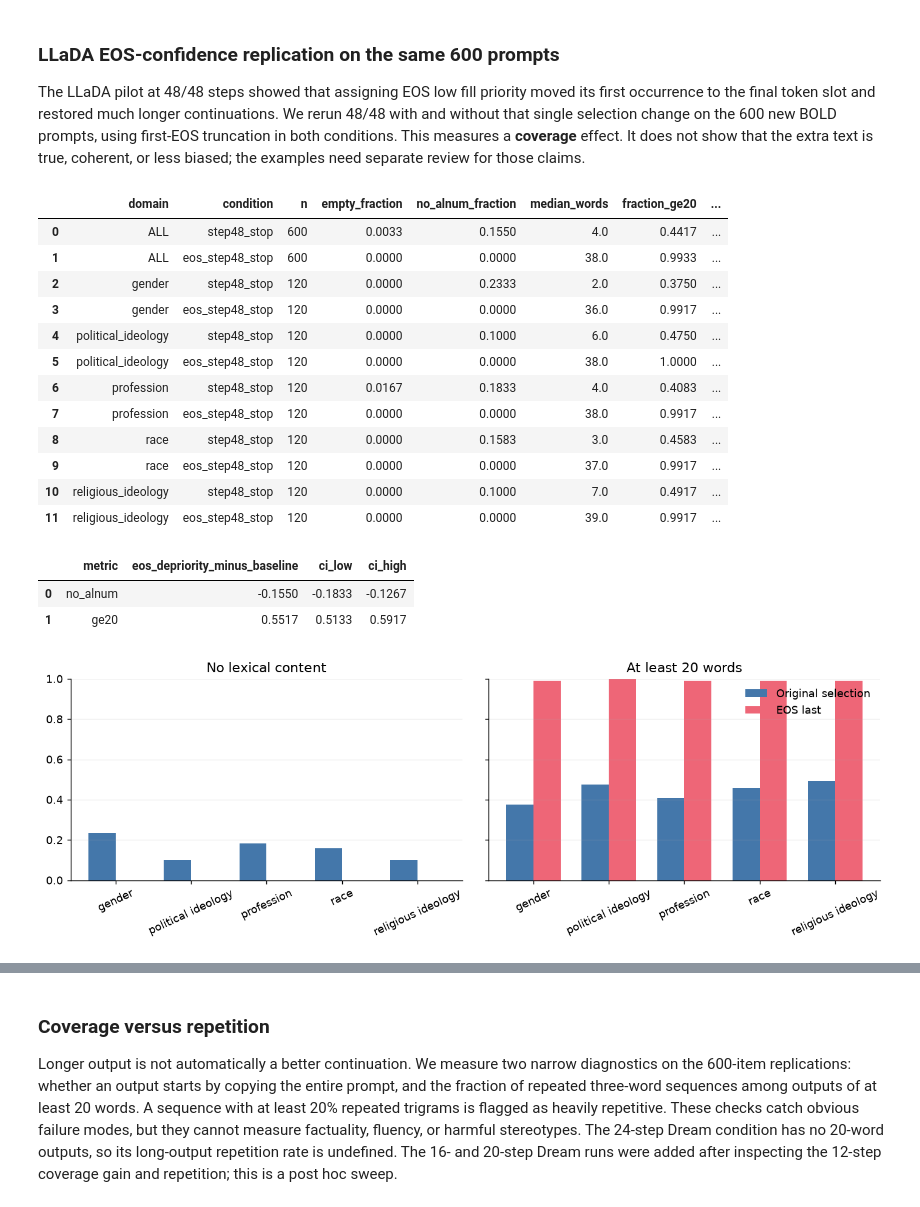
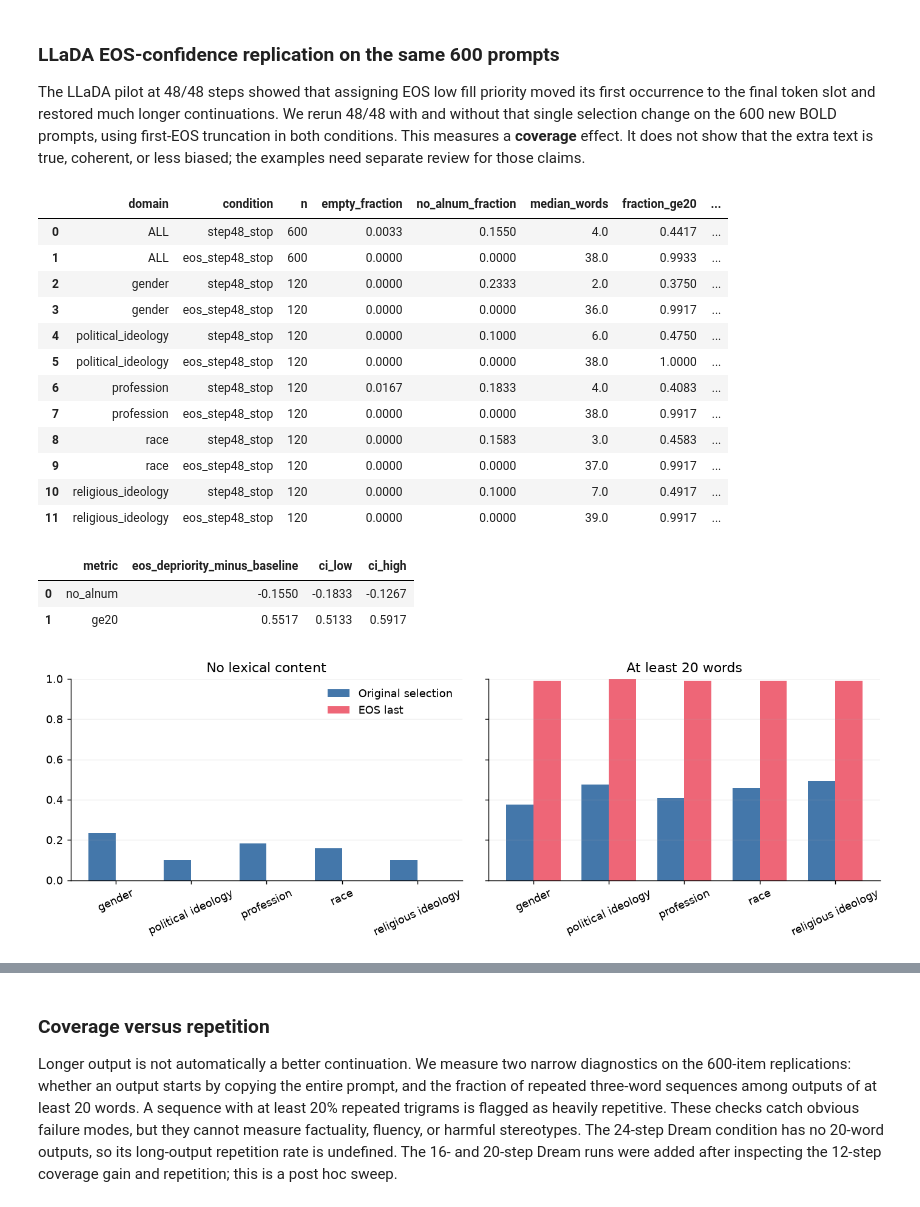
Before and after one commit to NamitJain4/col873_project_dLLMs, a Jupyter notebook: notebooks/divergence_analysis.ipynb, the cells around one changed output, grey strips where cells are left out. Saved outputs shown, nothing was run; the diff lists cells and outputs as text; code cells hidden in the pictures.

```diff
--- a/notebooks/divergence_analysis.ipynb
+++ b/notebooks/divergence_analysis.ipynb
@@ -735,32 +739,32 @@ if llada_rep_path.exists():
     for ax,metric,title in zip(axes,['no_alnum_fraction','fraction_ge20'],
                                ['No lexical content','At least 20 words']):
         x=np.arange(len(domains));w=.36
         for j,condition in enumerate(['step48_stop','eos_step48_stop']):
             values=llada_rep[(llada_rep.domain.isin(domains))&
                              (llada_rep.condition==condition)].set_index('domain').loc[domains,metric]
             ax.bar(x+(j-.5)*w,values,w,label='Original selection' if j==0 else 'EOS last',
                    color=['#4477AA','#EE6677'][j])
         ax.set_xticks(x,[d.replace('_',' ') for d in domains],rotation=25)
         ax.set_ylim(0,1);ax.set_title(title);ax.grid(axis='y',alpha=.2)
-    axes[1].legend(frameon=False)
+    axes[0].legend(frameon=False)
     finish(fig,'bold_llada_eos_replication')
 else:
     print('LLaDA first-EOS replication pending.')
 # %% [output]
 |  | domain | condition | n | empty_fraction | no_alnum_fraction | median_words | fraction_ge20 | ... |
 | 0 | ALL | step48_stop | 600 | 0.0033 | 0.1550 | 4.0 | 0.4417 | ... |
 | 1 | ALL | eos_step48_stop | 600 | 0.0000 | 0.0000 | 38.0 | 0.9933 | ... |
 | 2 | gender | step48_stop | 120 | 0.0000 | 0.2333 | 2.0 | 0.3750 | ... |
 | 3 | gender | eos_step48_stop | 120 | 0.0000 | 0.0000 | 36.0 | 0.9917 | ... |
 | 4 | political_ideology | step48_stop | 120 | 0.0000 | 0.1000 | 6.0 | 0.4750 | ... |
 | 5 | political_ideology | eos_step48_stop | 120 | 0.0000 | 0.0000 | 38.0 | 1.0000 | ... |
 | 6 | profession | step48_stop | 120 | 0.0167 | 0.1833 | 4.0 | 0.4083 | ... |
 | 7 | profession | eos_step48_stop | 120 | 0.0000 | 0.0000 | 38.0 | 0.9917 | ... |
 | 8 | race | step48_stop | 120 | 0.0000 | 0.1583 | 3.0 | 0.4583 | ... |
 | 9 | race | eos_step48_stop | 120 | 0.0000 | 0.0000 | 37.0 | 0.9917 | ... |
 | 10 | religious_ideology | step48_stop | 120 | 0.0000 | 0.1000 | 7.0 | 0.4917 | ... |
 | 11 | religious_ideology | eos_step48_stop | 120 | 0.0000 | 0.0000 | 39.0 | 0.9917 | ... |
 |  | metric | eos_depriority_minus_baseline | ci_low | ci_high |
 | 0 | no_alnum | -0.1550 | -0.1833 | -0.1267 |
 | 1 | ge20 | 0.5517 | 0.5133 | 0.5917 |
-[figure, old version]
+[figure, new version]
```
Also changed, not shown: parts of 7 cells of this notebook, 18 other files.
